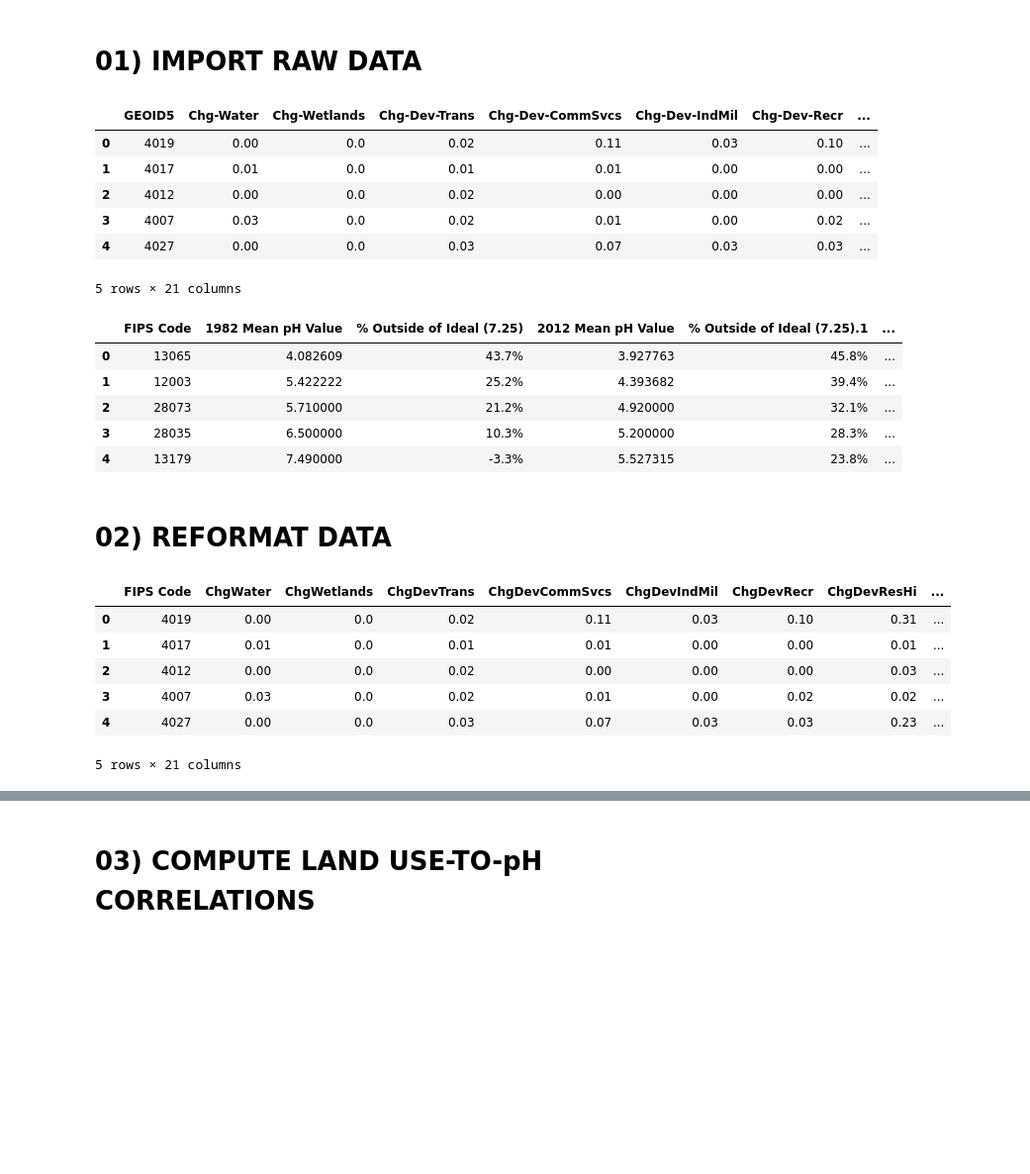
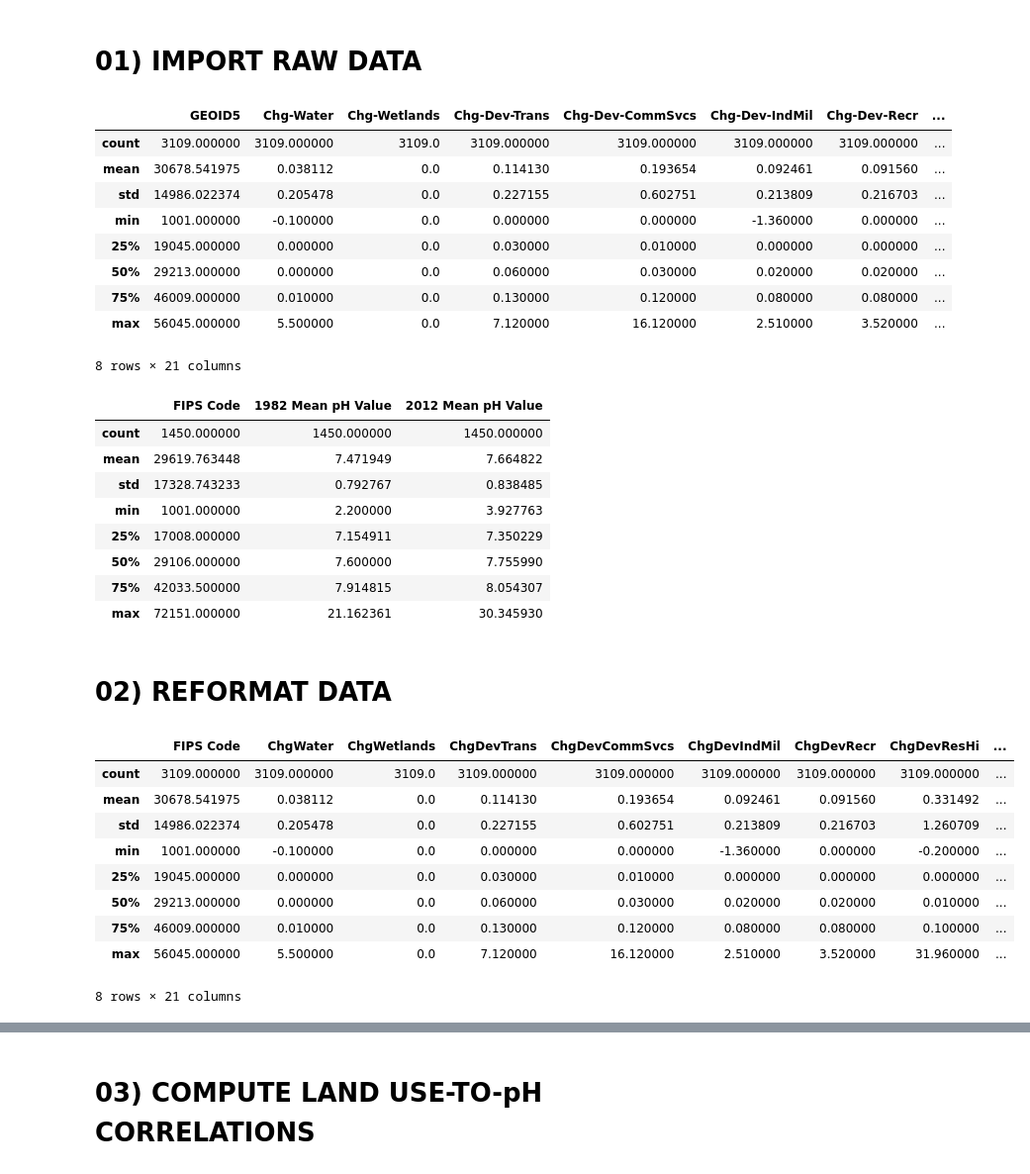
Before and after one commit to ekenigsberg/BootCampProject01-2019-07-06, a Jupyter notebook: Water Quality 01.ipynb, the cells around one changed output, grey strips where cells are left out. Shown at 99% size. Cells and saved outputs as stored; diff of their text form; code cells hidden in the pictures; blank space fills up the shorter version.

```diff
--- a/Water Quality 01.ipynb
+++ b/Water Quality 01.ipynb
@@ -20,43 +20,52 @@ strPH = 'Change in Mean pH Levels 82-12.csv'
 dfLand = pd.read_csv(strLand)
 dfPH = pd.read_csv(strPH)
 # %%
-# examine Land dataframe
-dfLand.head()
+# describe Land dataframe
+dfLand.describe()
 # %% [output]
 |  | GEOID5 | Chg-Water | Chg-Wetlands | Chg-Dev-Trans | Chg-Dev-CommSvcs | Chg-Dev-IndMil | Chg-Dev-Recr | ... |
-| 0 | 4019 | 0.00 | 0.0 | 0.02 | 0.11 | 0.03 | 0.10 | ... |
-| 1 | 4017 | 0.01 | 0.0 | 0.01 | 0.01 | 0.00 | 0.00 | ... |
-| 2 | 4012 | 0.00 | 0.0 | 0.02 | 0.00 | 0.00 | 0.00 | ... |
-| 3 | 4007 | 0.03 | 0.0 | 0.02 | 0.01 | 0.00 | 0.02 | ... |
-| 4 | 4027 | 0.00 | 0.0 | 0.03 | 0.07 | 0.03 | 0.03 | ... |
+| count | 3109.000000 | 3109.000000 | 3109.0 | 3109.000000 | 3109.000000 | 3109.000000 | 3109.000000 | ... |
+| mean | 30678.541975 | 0.038112 | 0.0 | 0.114130 | 0.193654 | 0.092461 | 0.091560 | ... |
+| std | 14986.022374 | 0.205478 | 0.0 | 0.227155 | 0.602751 | 0.213809 | 0.216703 | ... |
+| min | 1001.000000 | -0.100000 | 0.0 | 0.000000 | 0.000000 | -1.360000 | 0.000000 | ... |
+| 25% | 19045.000000 | 0.000000 | 0.0 | 0.030000 | 0.010000 | 0.000000 | 0.000000 | ... |
+| 50% | 29213.000000 | 0.000000 | 0.0 | 0.060000 | 0.030000 | 0.020000 | 0.020000 | ... |
+| 75% | 46009.000000 | 0.010000 | 0.0 | 0.130000 | 0.120000 | 0.080000 | 0.080000 | ... |
+| max | 56045.000000 | 5.500000 | 0.0 | 7.120000 | 16.120000 | 2.510000 | 3.520000 | ... |
-5 rows × 21 columns
+8 rows × 21 columns
 # %%
-# examine pH dataframe
-dfPH.head()
+# describe pH dataframe
+dfPH.describe()
 # %% [output]
-|  | FIPS Code | 1982 Mean pH Value | % Outside of Ideal (7.25) | 2012 Mean pH Value | % Outside of Ideal (7.25).1 | ... |
-| 0 | 13065 | 4.082609 | 43.7% | 3.927763 | 45.8% | ... |
-| 1 | 12003 | 5.422222 | 25.2% | 4.393682 | 39.4% | ... |
-| 2 | 28073 | 5.710000 | 21.2% | 4.920000 | 32.1% | ... |
-| 3 | 28035 | 6.500000 | 10.3% | 5.200000 | 28.3% | ... |
-| 4 | 13179 | 7.490000 | -3.3% | 5.527315 | 23.8% | ... |
+|  | FIPS Code | 1982 Mean pH Value | 2012 Mean pH Value |
+| count | 1450.000000 | 1450.000000 | 1450.000000 |
+| mean | 29619.763448 | 7.471949 | 7.664822 |
+| std | 17328.743233 | 0.792767 | 0.838485 |
+| min | 1001.000000 | 2.200000 | 3.927763 |
+| 25% | 17008.000000 | 7.154911 | 7.350229 |
+| 50% | 29106.000000 | 7.600000 | 7.755990 |
+| 75% | 42033.500000 | 7.914815 | 8.054307 |
+| max | 72151.000000 | 21.162361 | 30.345930 |
 # %% [markdown]
 # 02) REFORMAT DATA
 # %%
 # rename dfLand's "GEOID5" col for merging
 dictCol = {'GEOID5':'FIPS Code'}
 for col in dfLand.filter(regex='Chg').columns:
     dictCol[col]=col.replace('-','')
 dfLand = dfLand.rename(columns=dictCol)
-dfLand.head()
+dfLand.describe()
 # %% [output]
 |  | FIPS Code | ChgWater | ChgWetlands | ChgDevTrans | ChgDevCommSvcs | ChgDevIndMil | ChgDevRecr | ChgDevResHi | ... |
-| 0 | 4019 | 0.00 | 0.0 | 0.02 | 0.11 | 0.03 | 0.10 | 0.31 | ... |
-| 1 | 4017 | 0.01 | 0.0 | 0.01 | 0.01 | 0.00 | 0.00 | 0.01 | ... |
-| 2 | 4012 | 0.00 | 0.0 | 0.02 | 0.00 | 0.00 | 0.00 | 0.03 | ... |
-| 3 | 4007 | 0.03 | 0.0 | 0.02 | 0.01 | 0.00 | 0.02 | 0.02 | ... |
-| 4 | 4027 | 0.00 | 0.0 | 0.03 | 0.07 | 0.03 | 0.03 | 0.23 | ... |
+| count | 3109.000000 | 3109.000000 | 3109.0 | 3109.000000 | 3109.000000 | 3109.000000 | 3109.000000 | 3109.000000 | ... |
+| mean | 30678.541975 | 0.038112 | 0.0 | 0.114130 | 0.193654 | 0.092461 | 0.091560 | 0.331492 | ... |
+| std | 14986.022374 | 0.205478 | 0.0 | 0.227155 | 0.602751 | 0.213809 | 0.216703 | 1.260709 | ... |
+| min | 1001.000000 | -0.100000 | 0.0 | 0.000000 | 0.000000 | -1.360000 | 0.000000 | -0.200000 | ... |
+| 25% | 19045.000000 | 0.000000 | 0.0 | 0.030000 | 0.010000 | 0.000000 | 0.000000 | 0.000000 | ... |
+| 50% | 29213.000000 | 0.000000 | 0.0 | 0.060000 | 0.030000 | 0.020000 | 0.020000 | 0.010000 | ... |
+| 75% | 46009.000000 | 0.010000 | 0.0 | 0.130000 | 0.120000 | 0.080000 | 0.080000 | 0.100000 | ... |
+| max | 56045.000000 | 5.500000 | 0.0 | 7.120000 | 16.120000 | 2.510000 | 3.520000 | 31.960000 | ... |
-5 rows × 21 columns
+8 rows × 21 columns
 # %%
 # create numeric "pH Improvement" column
 dfPH['ChgPHQual'] = abs(7.25 - dfPH['1982 Mean pH Value']) - abs(7.25 - dfPH['2012 Mean pH Value'])
```
Also changed, not shown: parts of 19 cells of this notebook, 3 other files.
